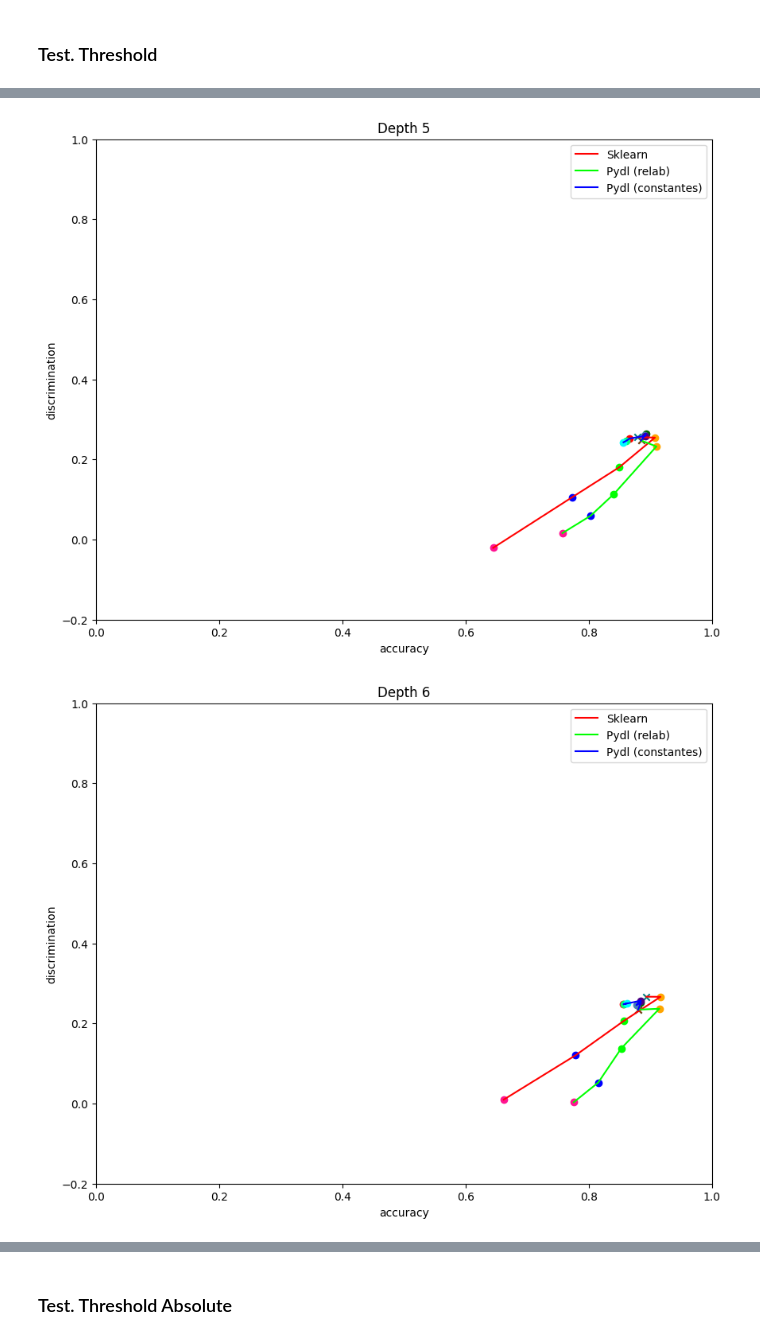
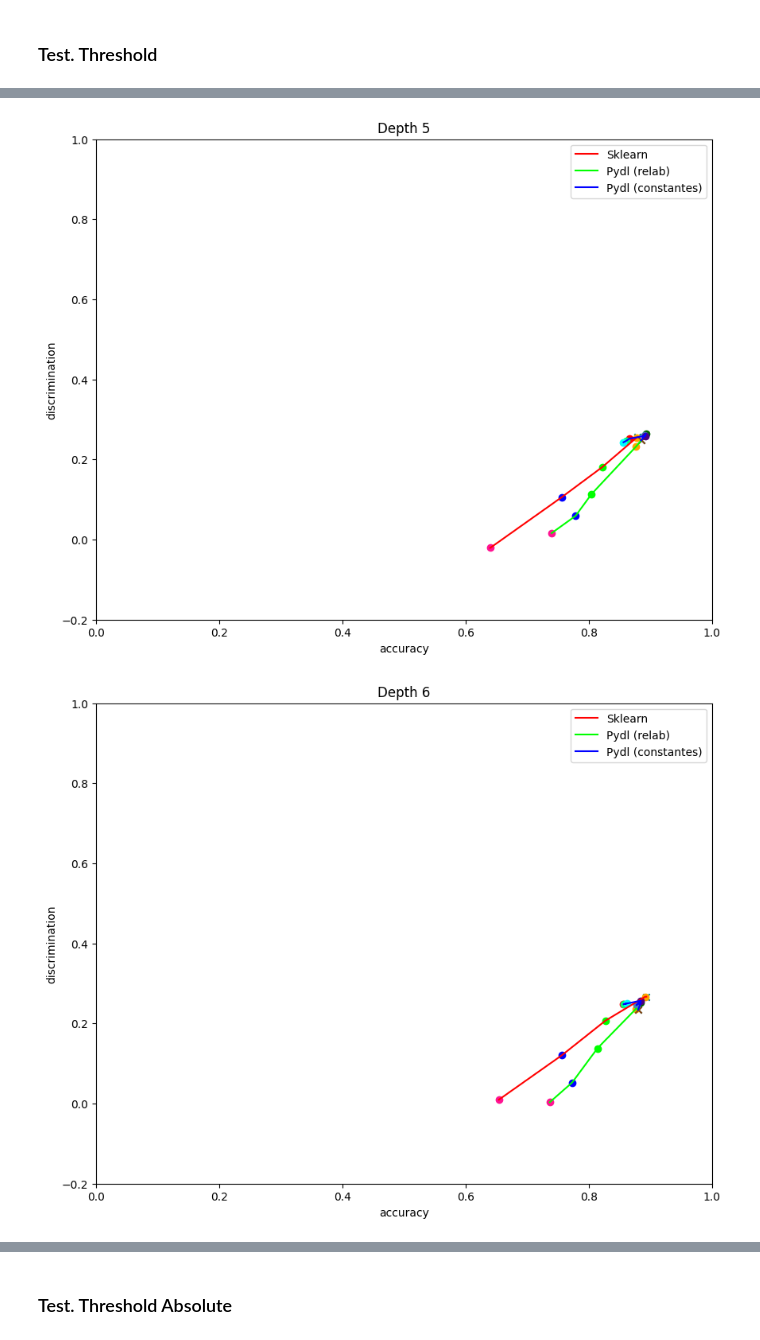
Before and after one commit to Hadyark/Masters-thesis_How-to-find-Decision-Trees-that-are-Optimal, a Jupyter notebook: MyCode/graph.ipynb, the cells around one changed output, grey strips where cells are left out. Cells and saved outputs as stored; diff of their text form; code cells hidden in the pictures.

Commit message:
fix graph test set

```diff
--- a/MyCode/graph.ipynb
+++ b/MyCode/graph.ipynb
@@ -177,5 +177,5 @@ graphh([('accuracy_pred', 'sum_discrimination_additive_test_pred'), ('accuracy_r
 # %% [markdown]
 ### Test. Threshold
 # %%
-graphh([('accuracy_test', 'discrimination_test'), ('accuracy_relab_0.3', 'discrimination_relab_test_0.3'), ('accuracy_relab_0.2', 'discrimination_relab_test_0.2'), ('accuracy_relab_0.1', 'discrimination_relab_test_0.1'), ('accuracy_relab_0.0', 'discrimination_relab_test_0.0'), ], ("accuracy_test", "discrimination_test"), (-0.2, 1))
+graphh([('accuracy_test', 'discrimination_test'), ('accuracy_relab_test_0.3', 'discrimination_relab_test_0.3'), ('accuracy_relab_test_0.2', 'discrimination_relab_test_0.2'), ('accuracy_relab_test_0.1', 'discrimination_relab_test_0.1'), ('accuracy_relab_test_0.0', 'discrimination_relab_test_0.0'), ], ("accuracy_test", "discrimination_test"), (-0.2, 1))
 # %% [output]
@@ -186,2 +186,2 @@ graphh([('accuracy_test', 'discrimination_test'), ('accuracy_relab_0.3', 'discri
-[figure, old version]
+[figure, new version]
-[figure, old version]
+[figure, new version]
```
Also changed, not shown: parts of 7 cells of this notebook, 2 other files.
